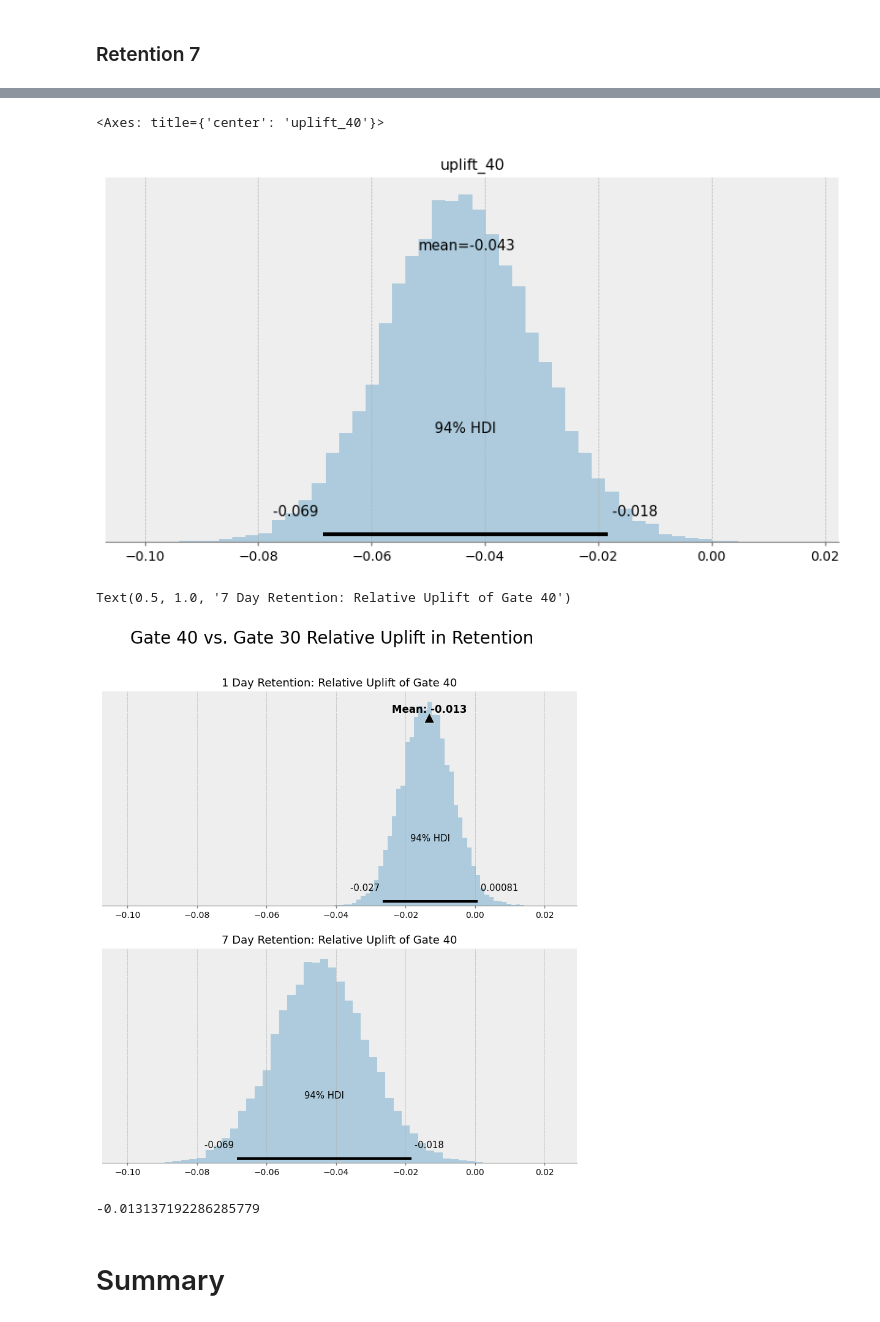
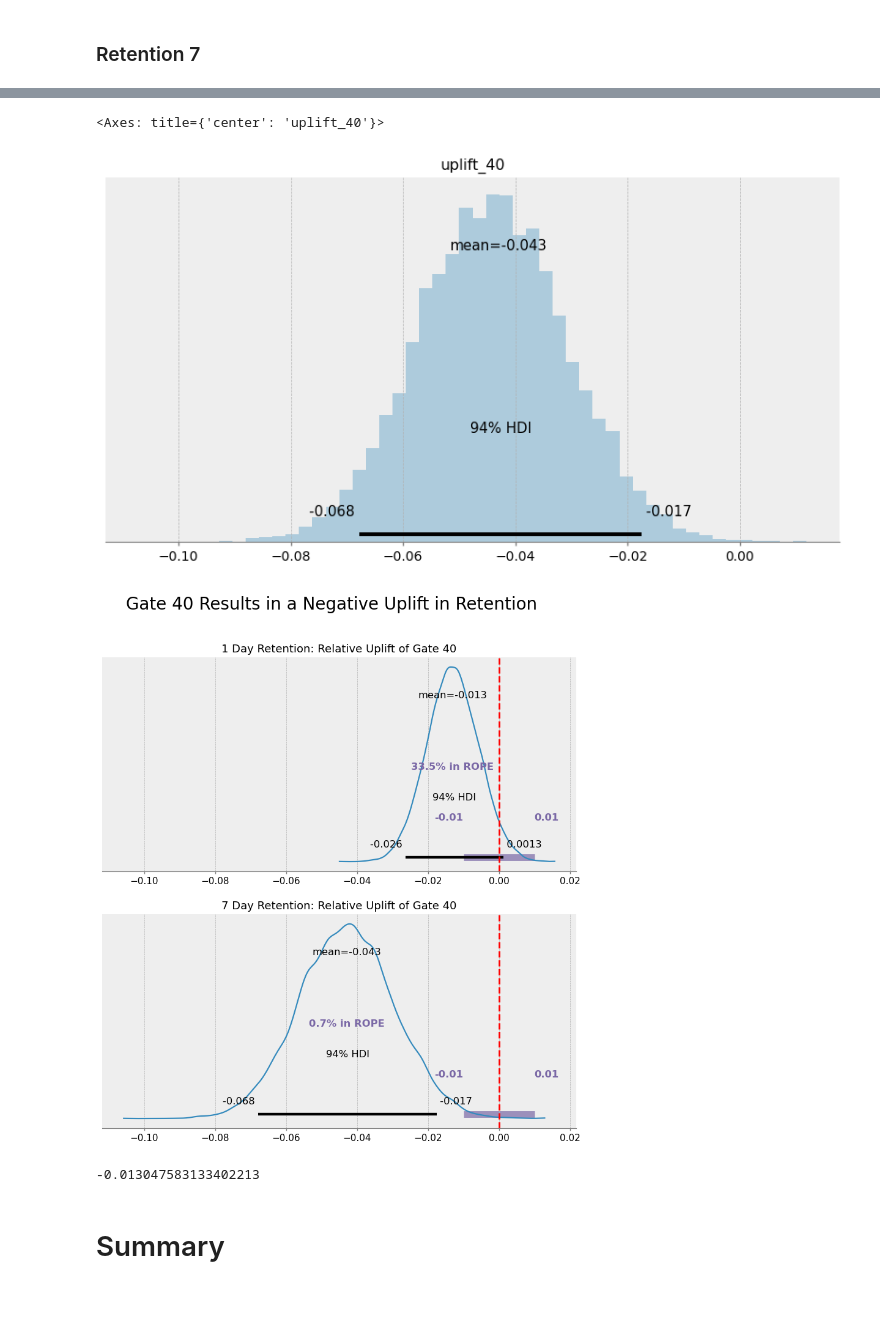
Before and after one commit to GregoryTomy/ab-testing, a Jupyter notebook: retention_analysis.ipynb, the cells around one changed output, grey strips where cells are left out. Drawn from its saved outputs; the diff is of its cells as text; code cells hidden in the pictures.

```diff
--- a/retention_analysis.ipynb
+++ b/retention_analysis.ipynb
@@ -199,7 +181,7 @@ pm.model_to_graphviz(model_1, save="images/retention_model.png")
 [drawing not drawn]
 # %%
 with model_1:
-    idata_1 = pm.sample(5000)
+    idata_1 = pm.sample(5000, nuts_sampler="numpyro")
 # %% [output]
 Auto-assigning NUTS sampler...
 Initializing NUTS using jitter+adapt_diag...
@@ -316,7 +298,7 @@ model_7 = conversion_bernoulli_model(prior, retention_7_gate_30_a, retention_7_g
 pm.model_to_graphviz(model_7)
 
 with model_7:
-    idata_7 = pm.sample(5000)
+    idata_7 = pm.sample(5000, nuts_sampler="numpyro")
 # %% [output]
 Auto-assigning NUTS sampler...
 Initializing NUTS using jitter+adapt_diag...
@@ -340,25 +322,33 @@ array([[<Axes: title={'center': 'p_30'}>,
 az.plot_posterior(idata_7.posterior["uplift_40"], **plotting_defaults)
 # %% [output]
 <Axes: title={'center': 'uplift_40'}>
-[figure, old version]
+[figure, new version]
 # %%
+
+
 fig, axes = plt.subplots(2, 1, sharex=True, figsize=(10, 10))
-fig.suptitle("Gate 40 vs. Gate 30 Relative Uplift in Retention", fontsize=20)
+fig.suptitle("Gate 40 Results in a Negative Uplift in Retention", fontsize=20)
 
 mean_uplift_40 = idata_1.posterior["uplift_40"].mean().item()
-az.plot_posterior(idata_1.posterior["uplift_40"], ax=axes[0], **plotting_defaults)
+az.plot_posterior(
+    idata_1.posterior["uplift_40"], ax=axes[0], rope=[-0.01, 0.01], textsize=11,
+)
 axes[0].set_title("1 Day Retention: Relative Uplift of Gate 40", fontsize=13)
+axes[0].axvline(x=0, color="red", linestyle="--")
 
-az.plot_posterior(idata_7.posterior["uplift_40"], ax=axes[1], **plotting_defaults)
-axes[1].set_title("7 Day Retention: Relative Uplift of Gate 40", fontsize=13)
+az.plot_posterior(
+    idata_7.posterior["uplift_40"], ax=axes[1], rope=[-0.01, 0.01], textsize=11,
+)
+axes[1].set_title("7 Day Retention: Relative Uplift of Gate 40", fontsize=13,)
+axes[1].axvline(x=0, color="red", linestyle="--")
+plt.savefig("images/retention_uplift.png")
 # %% [output]
-Text(0.5, 1.0, '7 Day Retention: Relative Uplift of Gate 40')
-[figure, old version]
+[figure, new version]
 # %%
 mean_uplift_40 = idata_1.posterior["uplift_40"].mean().item()
-print(mean_uplift_1)
+print(mean_uplift_40)
 # %% [output]
--0.013137192286285779
+-0.013047583133402213
 # %% [markdown]
 # Summary
 # %%
```
Also changed, not shown: parts of 11 cells of this notebook, 20 other files.
